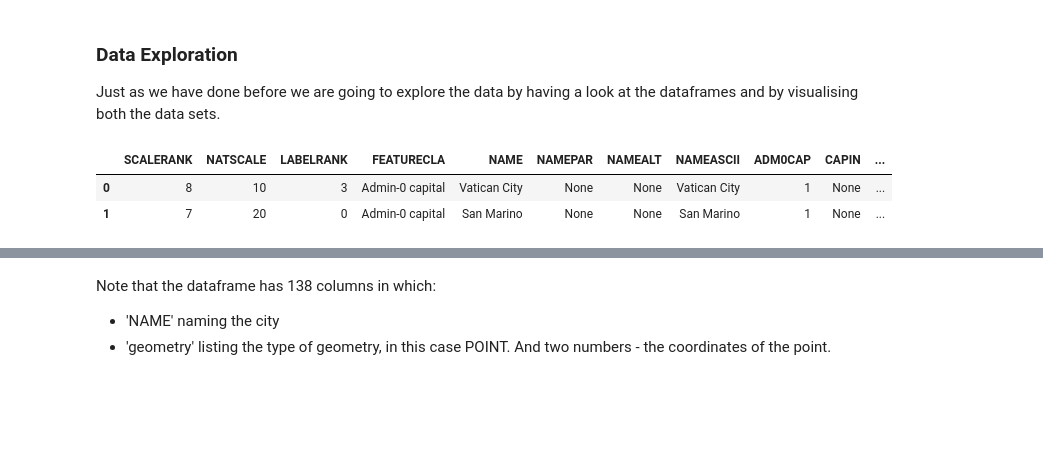
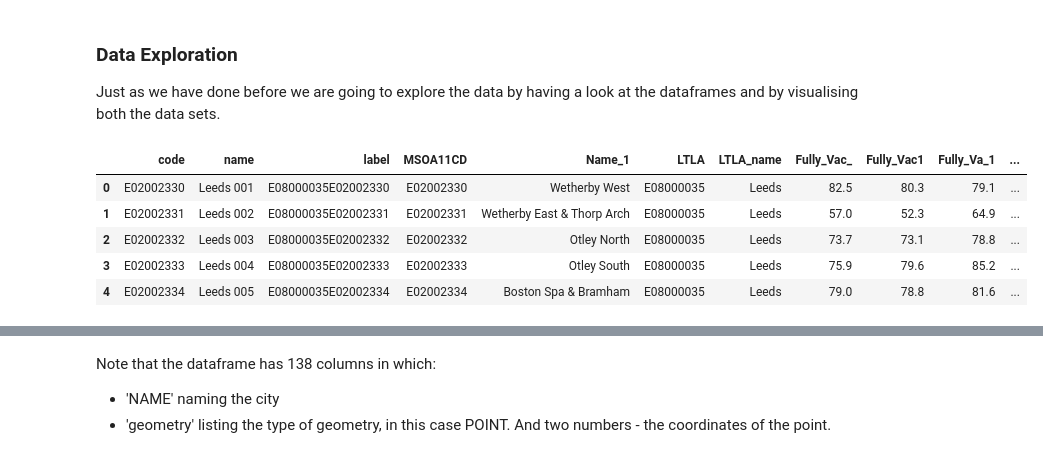
Before and after one commit to lancelotH/Drucker, a Jupyter notebook: MSc_GIS_Intro_to_Python_part_3_updated.ipynb, the cells around one changed output, grey strips where cells are left out. Drawn from its saved outputs; the diff is of its cells as text; code cells hidden in the pictures; blank space fills up the shorter version.

```diff
--- a/MSc_GIS_Intro_to_Python_part_3_updated.ipynb
+++ b/MSc_GIS_Intro_to_Python_part_3_updated.ipynb
@@ -58,17 +58,23 @@ urlcountries = "https://naciscdn.org/naturalearth/110m/cultural/ne_110m_admin_0_
 urlcities = "https://naciscdn.org/naturalearth/110m/cultural/ne_110m_populated_places.zip"
 cities = gpd.read_file(urlcities)
 countries = gpd.read_file(urlcountries)
+# %%
+shapefile_path = "/content/msoa/msoa_py.shp"  # 修改为实际的文件路径
+msoa = gpd.read_file(shapefile_path)
 # %% [markdown]
 ### Data Exploration
 Just as we have done before we are going to explore the data by having a look at the dataframes and by visualising both the data sets.
 # %%
 # let's have a look at the cities geopandas dataframe
 pd.set_option('display.max_columns', None)
-cities.head(n=2)
+msoa.head()
 # %% [output]
-|  | SCALERANK | NATSCALE | LABELRANK | FEATURECLA | NAME | NAMEPAR | NAMEALT | NAMEASCII | ADM0CAP | CAPIN | ... |
-| 0 | 8 | 10 | 3 | Admin-0 capital | Vatican City | None | None | Vatican City | 1 | None | ... |
-| 1 | 7 | 20 | 0 | Admin-0 capital | San Marino | None | None | San Marino | 1 | None | ... |
+|  | code | name | label | MSOA11CD | Name_1 | LTLA | LTLA_name | Fully_Vac_ | Fully_Vac1 | Fully_Va_1 | ... |
+| 0 | E02002330 | Leeds 001 | E08000035E02002330 | E02002330 | Wetherby West | E08000035 | Leeds | 82.5 | 80.3 | 79.1 | ... |
+| 1 | E02002331 | Leeds 002 | E08000035E02002331 | E02002331 | Wetherby East & Thorp Arch | E08000035 | Leeds | 57.0 | 52.3 | 64.9 | ... |
+| 2 | E02002332 | Leeds 003 | E08000035E02002332 | E02002332 | Otley North | E08000035 | Leeds | 73.7 | 73.1 | 78.8 | ... |
+| 3 | E02002333 | Leeds 004 | E08000035E02002333 | E02002333 | Otley South | E08000035 | Leeds | 75.9 | 79.6 | 85.2 | ... |
+| 4 | E02002334 | Leeds 005 | E08000035E02002334 | E02002334 | Boston Spa & Bramham | E08000035 | Leeds | 79.0 | 78.8 | 81.6 | ... |
 # %%
 # check the row and column of dataframe
 cities.shape
```
Also changed, not shown: parts of 24 cells of this notebook.
